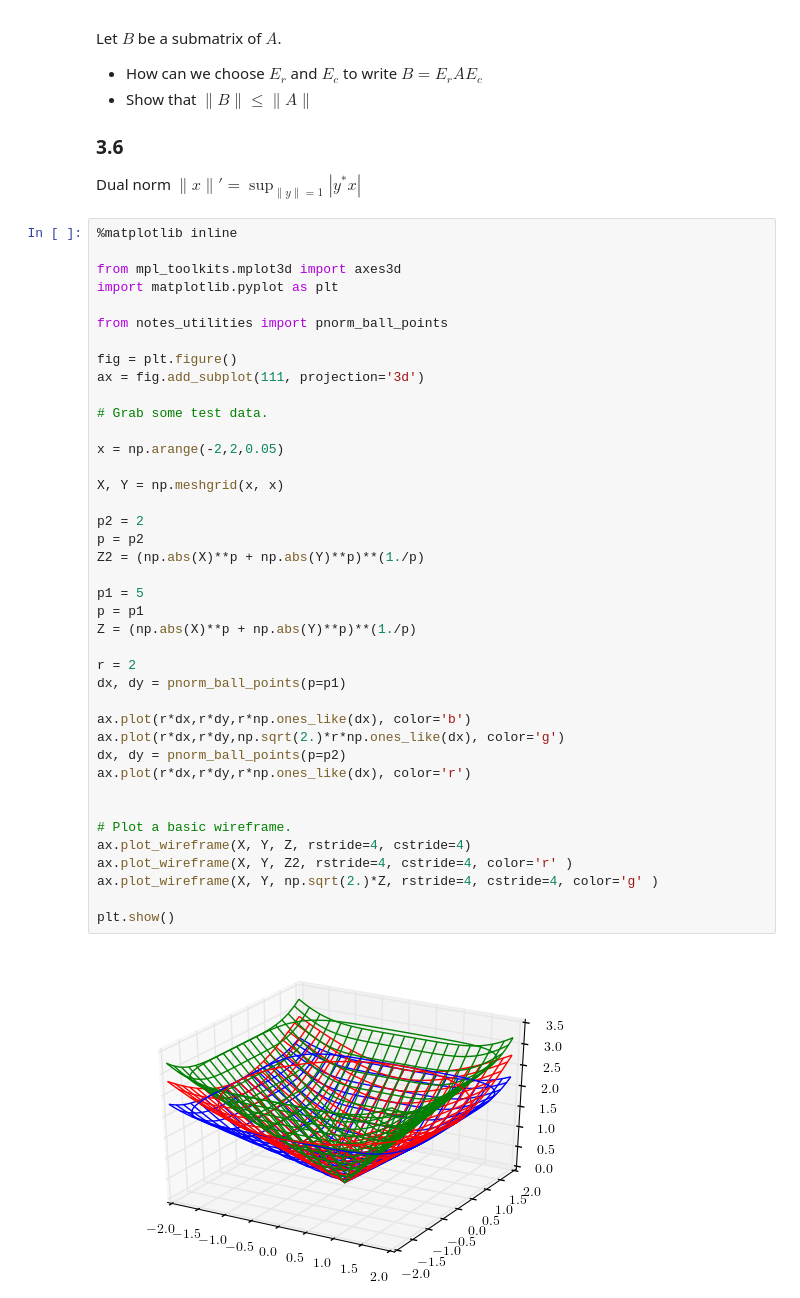
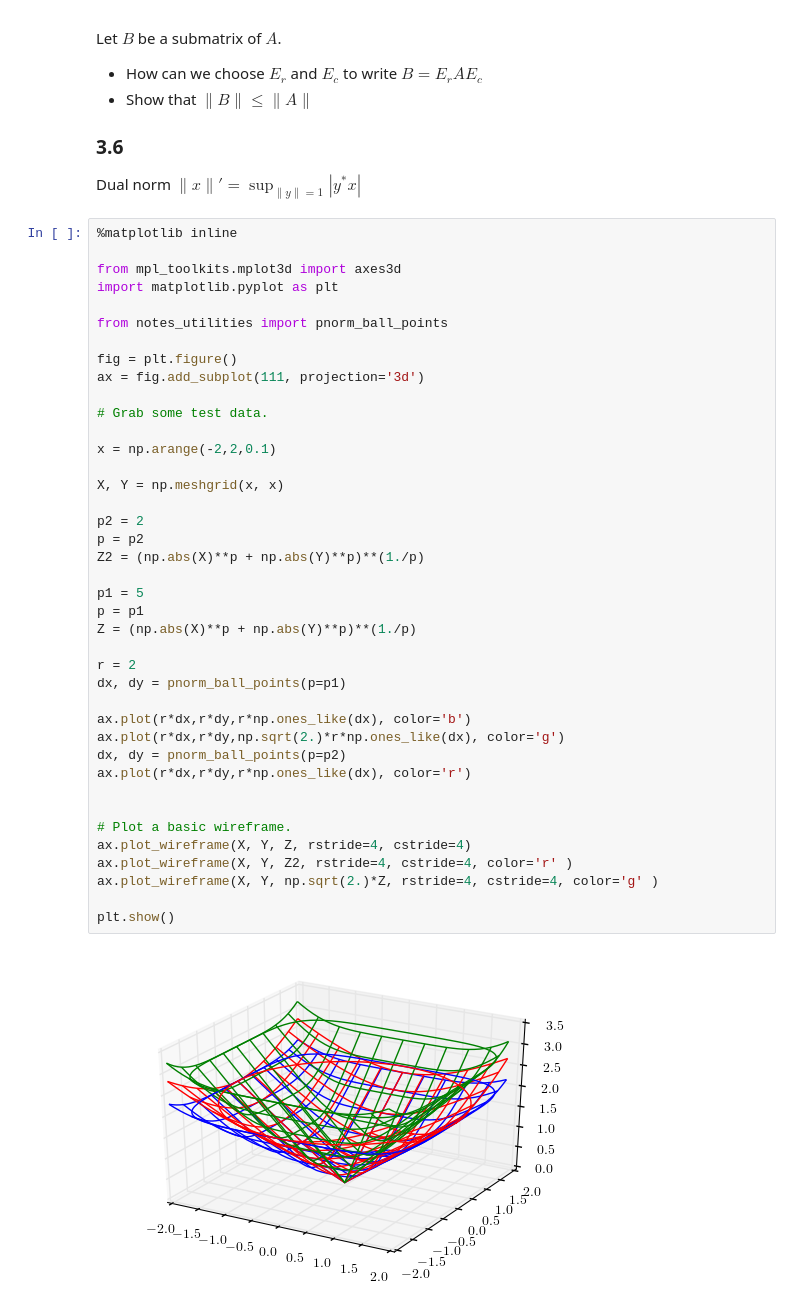
Before and after one commit to atcemgil/notes, a Jupyter notebook: Norms.ipynb, the cells around one changed output. Cells and saved outputs as stored; diff of their text form.

```diff
--- a/Norms.ipynb
+++ b/Norms.ipynb
@@ -195,32 +195,32 @@ ax = fig.add_subplot(111, projection='3d')
 
 # Grab some test data.
 
-x = np.arange(-2,2,0.05)
+x = np.arange(-2,2,0.1)
 
 X, Y = np.meshgrid(x, x)
 
 p2 = 2
 p = p2
 Z2 = (np.abs(X)**p + np.abs(Y)**p)**(1./p)
 
 p1 = 5
 p = p1
 Z = (np.abs(X)**p + np.abs(Y)**p)**(1./p)
 
 r = 2
 dx, dy = pnorm_ball_points(p=p1)
 
 ax.plot(r*dx,r*dy,r*np.ones_like(dx), color='b')
 ax.plot(r*dx,r*dy,np.sqrt(2.)*r*np.ones_like(dx), color='g')
 dx, dy = pnorm_ball_points(p=p2)
 ax.plot(r*dx,r*dy,r*np.ones_like(dx), color='r')
 
 
 # Plot a basic wireframe.
 ax.plot_wireframe(X, Y, Z, rstride=4, cstride=4)
 ax.plot_wireframe(X, Y, Z2, rstride=4, cstride=4, color='r' )
 ax.plot_wireframe(X, Y, np.sqrt(2.)*Z, rstride=4, cstride=4, color='g' )
 
 plt.show()
 # %% [output]
-[figure, old version]
+[figure, new version]
```
Also changed, not shown: parts of 3 cells of this notebook, 13 other files.
